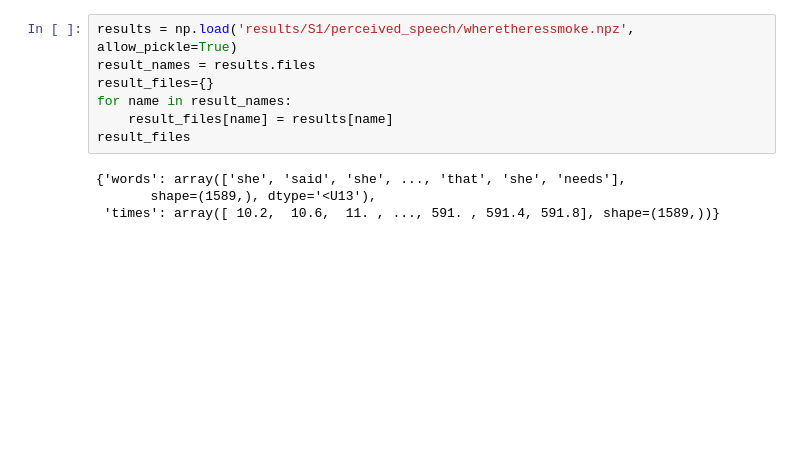
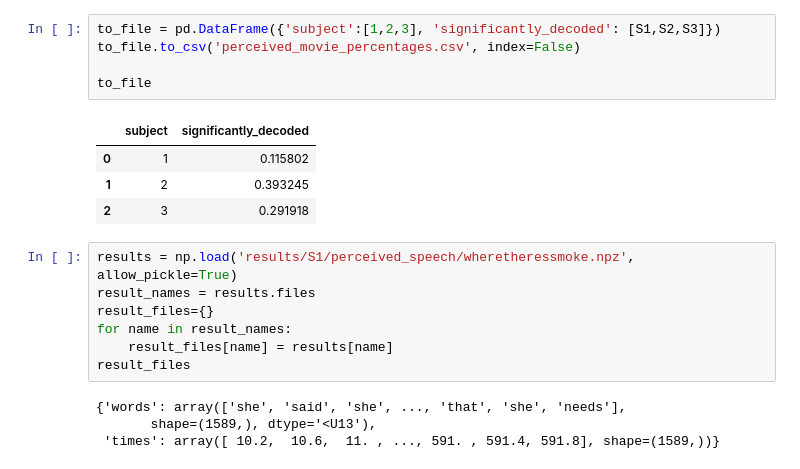
Before and after one commit to imranson/semantic-decoding, a Jupyter notebook: decoding/temp/explore_eval_perceived_movie.ipynb, the cells around one changed output. Drawn from its saved outputs; the diff is of its cells as text; blank space fills up the shorter version.

```diff
--- a/decoding/temp/explore_eval_perceived_movie.ipynb
+++ b/decoding/temp/explore_eval_perceived_movie.ipynb
@@ -21,3 +115,13 @@ print(score_files['story_zscores'])
+# %%
+to_file = pd.DataFrame({'subject':[1,2,3], 'significantly_decoded': [S1,S2,S3]})
+to_file.to_csv('perceived_movie_percentages.csv', index=False)
+
+to_file
+# %% [output]
+|  | subject | significantly_decoded |
+| 0 | 1 | 0.115802 |
+| 1 | 2 | 0.393245 |
+| 2 | 3 | 0.291918 |
 # %%
 results = np.load('results/S1/perceived_speech/wheretheressmoke.npz', allow_pickle=True)
 result_names = results.files
```
Also changed, not shown: parts of 4 cells of this notebook, 2 other files.
